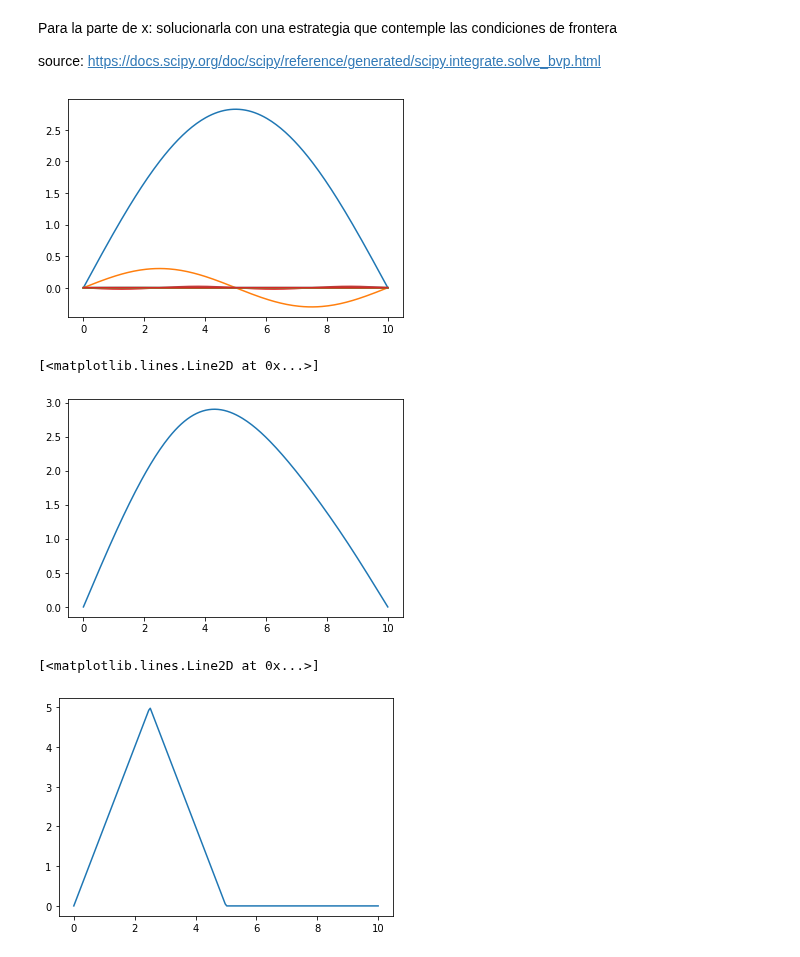
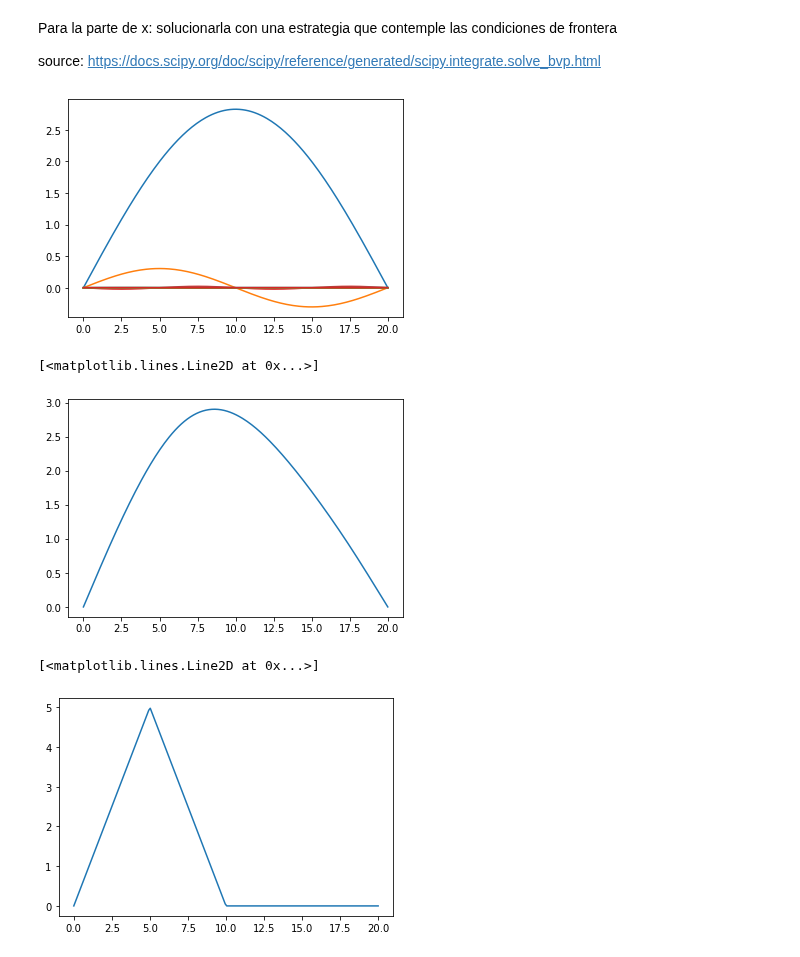
Before and after one commit to bemc22/TareasCursos20B, a Jupyter notebook: Codigos/asignacion4/casos.ipynb, the cells around one changed output. Drawn from its saved outputs; the diff is of its cells as text; code cells hidden in the pictures.

```diff
--- a/Codigos/asignacion4/casos.ipynb
+++ b/Codigos/asignacion4/casos.ipynb
@@ -46,7 +46,7 @@ from scipy.integrate import odeint, solve_bvp, solve_ivp
 import numpy as np
 import math
 
-L = 10
+L = 20
 n = 1
 # k = n*math.pi/L
 c = 1
@@ -65,41 +65,41 @@ def Tfun(x, y, n):
     return dTdt
 
 def bc(ya, yb):
     return [ ya[0],  yb[0]]
 
 def g(x):
 
     if x < L/4:
         return (4*v*x)/L
 
     if x < L/2:
         return (4*v*( (L/2) - x ))/L
 
     return 0
 
 n_points = 200
 x = np.linspace(0, L, n_points)
 y_guess = np.zeros( (2, x.size) )
 y_guess[0] = np.array( [g(xi) for xi in x ])
 
 import matplotlib.pyplot as plt
 solgen = np.zeros(n_points)
 
 for n in range(1, 25):
     Xfunn = lambda x, y: Xfun(x, y, n)
     res_x = solve_bvp(Xfunn, bc, x, y_guess)
     sol_part =  res_x.sol(x)[0]
     solgen = solgen + sol_part
     plt.plot( x,  sol_part)
 # %% [output]
-[figure, old version]
+[figure, new version]
 # %%
 plt.plot(x, solgen)
 # %% [output]
 [<matplotlib.lines.Line2D at 0x...>]
-[figure, old version]
+[figure, new version]
 # %%
 plt.plot(x, y_guess[0])
 # %% [output]
 [<matplotlib.lines.Line2D at 0x...>]
-[figure, old version]
+[figure, new version]
```
